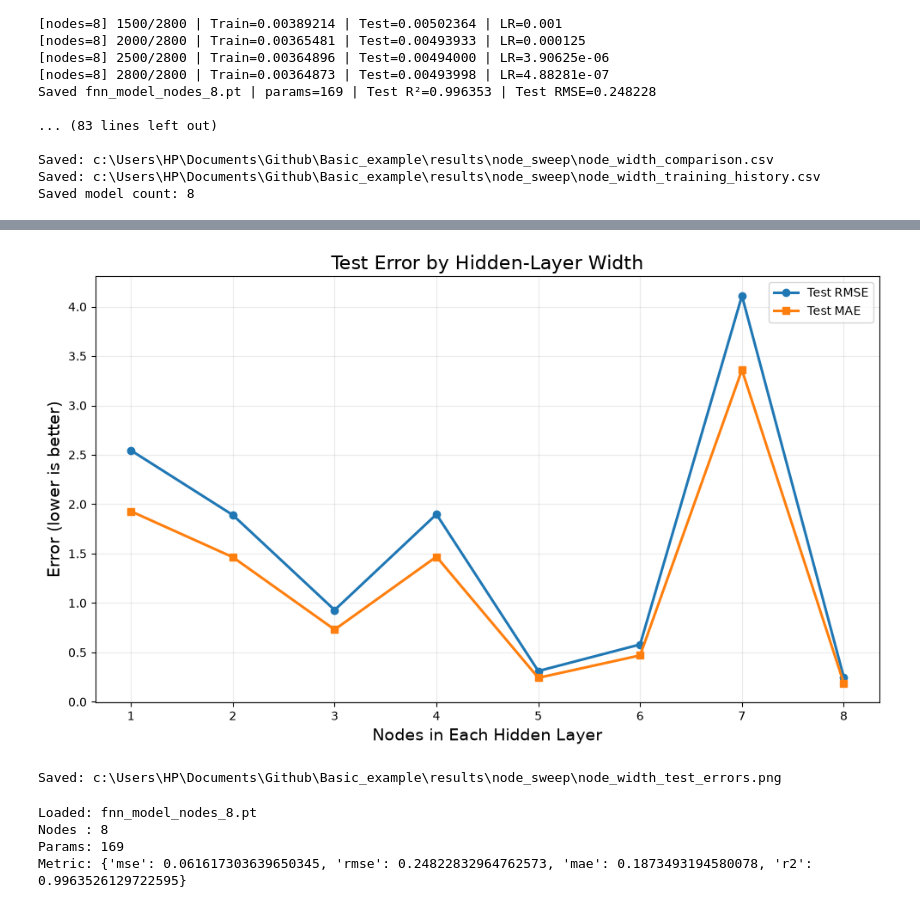
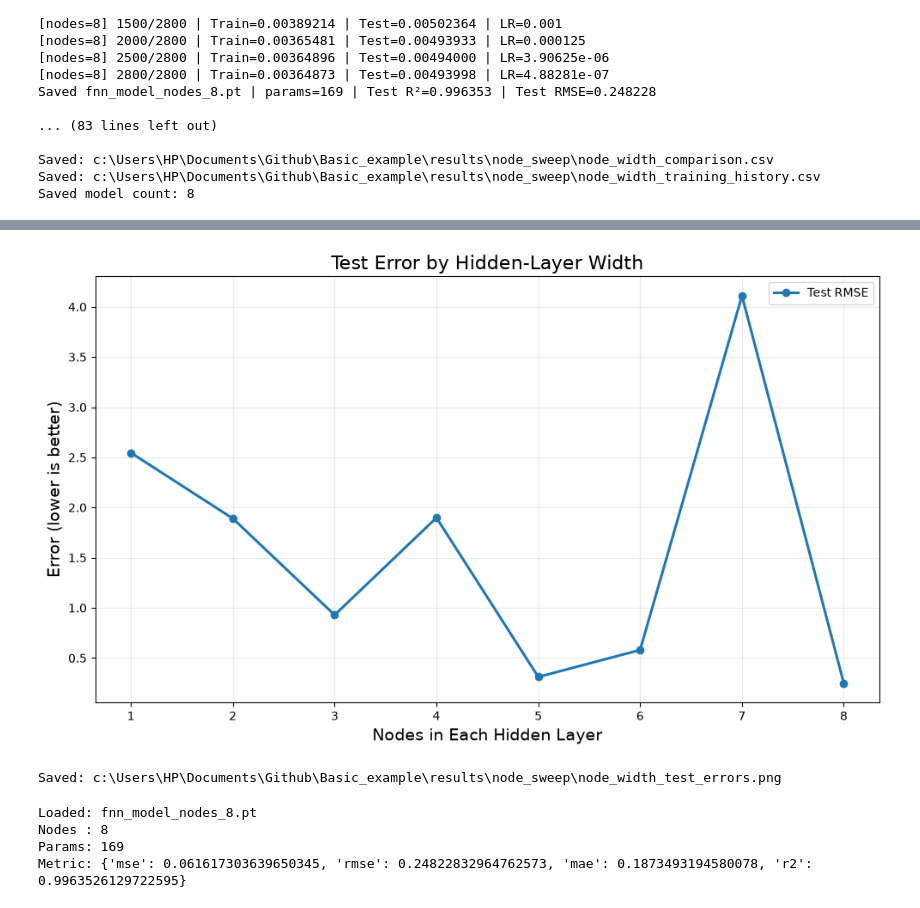
Before and after one commit to Jaehoon-Shim/Basic_example, a Jupyter notebook: pytorch_fnn_regression_wNodeSweep.ipynb, the cells around one changed output, grey strips where cells are left out. Saved outputs shown, nothing was run; the diff lists cells and outputs as text; code cells hidden in the pictures.

```diff
--- a/pytorch_fnn_regression_wNodeSweep.ipynb
+++ b/pytorch_fnn_regression_wNodeSweep.ipynb
@@ -577,24 +440,25 @@ Saved: c:\Users\HP\Documents\Github\Basic_example\results\node_sweep\node_width_
 # %%
 # 11. 보조 플롯: 노드 수에 따른 Test 오차 변화
+plot_df = comparison_df.sort_values('hidden_nodes')
+x_nodes = plot_df['hidden_nodes'].to_numpy()
 
 fig, ax = plt.subplots(figsize=(10, 6))
 ax.plot(x_nodes, plot_df['test_rmse'], marker='o', linewidth=2.2, label='Test RMSE')
-ax.plot(x_nodes, plot_df['test_mae'], marker='s', linewidth=2.2, label='Test MAE')
 ax.set_xlabel('Nodes in Each Hidden Layer', fontsize=14)
 ax.set_ylabel('Error (lower is better)', fontsize=14)
 ax.set_xticks(x_nodes)
 ax.set_title('Test Error by Hidden-Layer Width', fontsize=16)
 ax.grid(True, alpha=0.25)
 ax.legend()
 fig.tight_layout()
 
 error_plot_path = os.path.join(RESULT_DIR, 'node_width_test_errors.png')
 plt.savefig(error_plot_path, dpi=300, bbox_inches='tight')
 plt.show()
 
 print('Saved:', error_plot_path)
 # %% [output]
-[figure, old version]
+[figure, new version]
 Saved: c:\Users\HP\Documents\Github\Basic_example\results\node_sweep\node_width_test_errors.png
 # %%
 # 12. 저장된 모델 복원 함수
```
Also changed, not shown: parts of 4 cells of this notebook, 1 other file.
